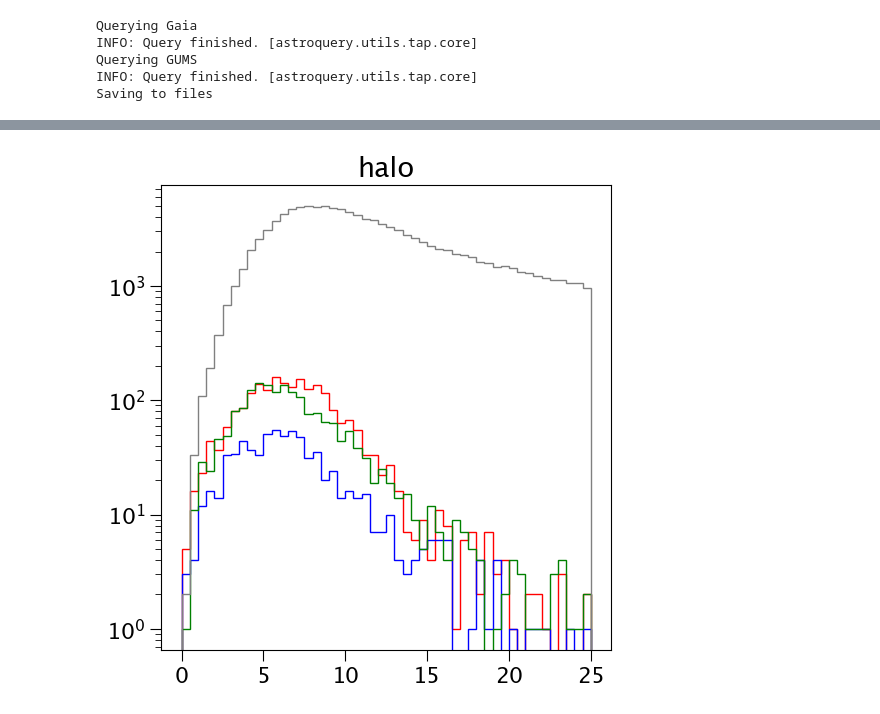
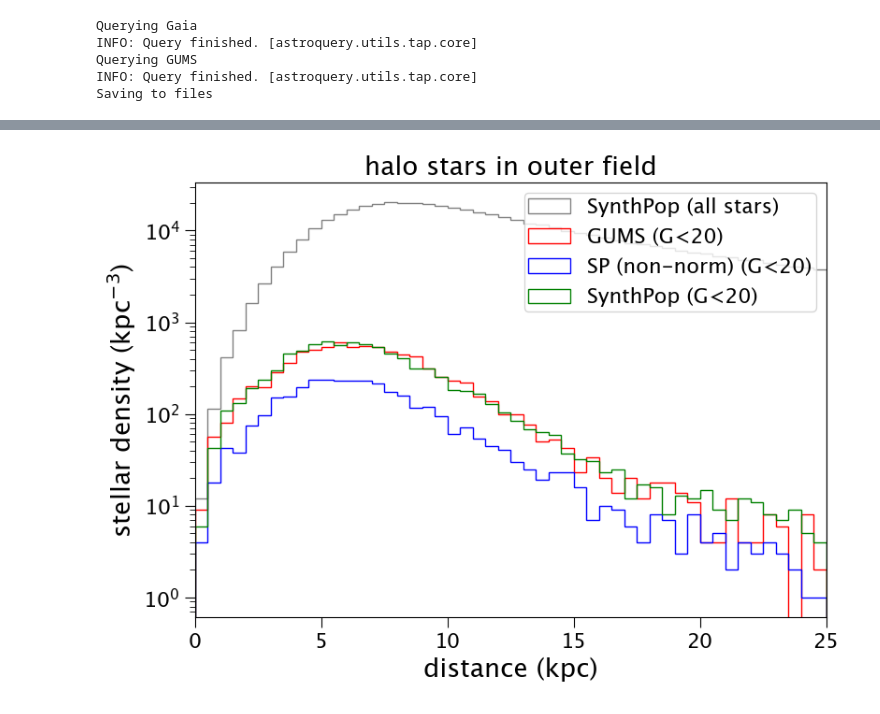
Before and after one commit to synthpop-galaxy/synthpop, a Jupyter notebook: synthpop/demo/gaia_compare.ipynb, the cells around one changed output, grey strips where cells are left out. Saved outputs shown, nothing was run; the diff lists cells and outputs as text; code cells hidden in the pictures.

```diff
--- a/synthpop/demo/gaia_compare.ipynb
+++ b/synthpop/demo/gaia_compare.ipynb
@@ -79,9 +82,9 @@ pop_file = '/System/Volumes/Data/mnt/g2/scratch/mhuston/code/synthpop/synthpop/m
 # all population are initialized
 # %%
 locs=[[2,-2],[30,30]]
-radiuss=[0.03*u.degree, 0.5*u.degree, 0.5*u.degree]
+radiuss=[0.05*u.degree, 1*u.degree, 0.5*u.degree]
 solangs = [radius**2*np.pi for radius in radiuss]
-do_is = [0,1]
+do_is = [1]
 # %%
 for i,loc in enumerate(locs):
     if i in do_is:
@@ -122,13 +124,14 @@ for i,loc in enumerate(locs):
         coord = SkyCoord(l=loc[0] * u.degree, b=loc[1] * u.degree, frame=Galactic)
         print('Querying Gaia')
         job = Gaia.cone_search_async(coord, radiuss[i])
-        gaia_tab = job.get_results().to_pandas()[['phot_g_mean_mag','phot_bp_mean_mag','phot_rp_mean_mag','bp_rp']]
+        gaia_tab = job.get_results().to_pandas()[['phot_g_mean_mag','phot_bp_mean_mag','phot_rp_mean_mag','bp_rp',
+                                                  "classprob_dsc_combmod_star"]]
         print('Querying GUMS')
         job = GaiaModel.cone_search_async(coord, radiuss[i])
-        gums_tab = job.get_results().to_pandas()[['mag_g','mag_bp','mag_rp','mass','barycentric_distance','population','age',
-                                                  "classprob_dsc_combmod_star"]]["classprob_dsc_combmod_star"] >= 0.5]
+        gums_tab = job.get_results().to_pandas()[['mag_g','mag_bp','mag_rp','mass','barycentric_distance','population','age','ag']]
         print('Saving to files')
-        gaia_tab.to_hdf('gums_compare/gaia_'+comps[i]+'.h5',key='data',index=False)
+        gaia_tab
+        gaia_tab[gaia_tab["classprob_dsc_combmod_star"]>0.5].to_hdf('gums_compare/gaia_'+comps[i]+'.h5',key='data',index=False)
         gums_tab.to_hdf('gums_compare/gums_'+comps[i]+'.h5',key='data',index=False)
 # %% [output]
 Querying Gaia
@@ -140,5 +143,5 @@ Saving to files
 gaia_tab_b = pandas.read_hdf('gums_compare/gaia_bulge.h5',key='data')
 gums_tab_b = pandas.read_hdf('gums_compare/gums_bulge.h5',key='data')
 
-gaia_tab_d = pandas.read_hdf('gums_compare/gaia_disk2.h5',key='data')
-gums_tab_d = pandas.read_hdf('gums_compare/gums_disk2.h5',key='data')
+gaia_tab_d = pandas.read_hdf('gums_compare/gaia_disk.h5',key='data')
+gums_tab_d = pandas.read_hdf('gums_compare/gums_disk.h5',key='data')
@@ -147,2 +148,6 @@ labs=['GUMS','sp','sp-mod','all sp-mod', 'gaia']
+# %%
+fs = (9,6)
+xlab,ylab = r'distance (kpc)', r'stellar density (kpc$^{-3}$)'
+labs=['GUMS (G<20)','SP (non-norm) (G<20)','SynthPop (G<20)','SynthPop (all stars) ', 'gaia']
 # %%
 bins=np.arange(0,25.01,0.5)
@@ -177,12 +192,17 @@ plt.yscale('log')
 # %%
 bins=np.arange(0,25.01,0.5)
-plt.title('halo')
-plt.hist(gums_tab_d[(gums_tab.mag_g<20) & (gums_tab_d.population==3)].barycentric_distance/1000,bins=bins,histtype='step',color='r')
-plt.hist(cat1d[(cat1d.Gaia_G_EDR3<20) & (cat1d['pop']>7.5) & (cat1d['pop']<8.5)].Dist,bins=bins,histtype='step',color='b')
-plt.hist(cat2d[(cat2d.Gaia_G_EDR3<20) & (cat2d['pop']>7.5) & (cat2d['pop']<8.5)].Dist,bins=bins,histtype='step',color='g')
-plt.hist(cat2d[(cat2d['pop']>7.5) & (cat2d['pop']<8.5)].Dist,bins=bins,histtype='step',color='grey')
+plt.figure(figsize=fs)
+plt.title('halo stars in outer field')
+plt.hist(cat2d[(cat2d['pop']>7.5) & (cat2d['pop']<8.5)].Dist,bins=bins,histtype='step',color='grey',label=labs[3])
+plt.hist(gums_tab_d[(gums_tab.mag_g<20) & (gums_tab_d.population==3)].barycentric_distance/1000,bins=bins,histtype='step',color='r',label=labs[0])
+plt.hist(cat1d[(cat1d.Gaia_G_EDR3<20) & (cat1d['pop']>7.5) & (cat1d['pop']<8.5)].Dist,bins=bins,histtype='step',color='b',label=labs[1])
+plt.hist(cat2d[(cat2d.Gaia_G_EDR3<20) & (cat2d['pop']>7.5) & (cat2d['pop']<8.5)].Dist,bins=bins,histtype='step',color='g',label=labs[2])
 plt.yscale('log')
+plt.xlim(0,25)
+plt.legend(loc='upper right')
+plt.ylabel(ylab); plt.xlabel(xlab)
+plt.savefig('figs/dens_halo.pdf')
 # %% [output]
-[figure, old version]
+[figure, new version]
 # %%
 bins=np.arange(0,25.01,0.5)
```
Also changed, not shown: parts of 13 cells of this notebook.
